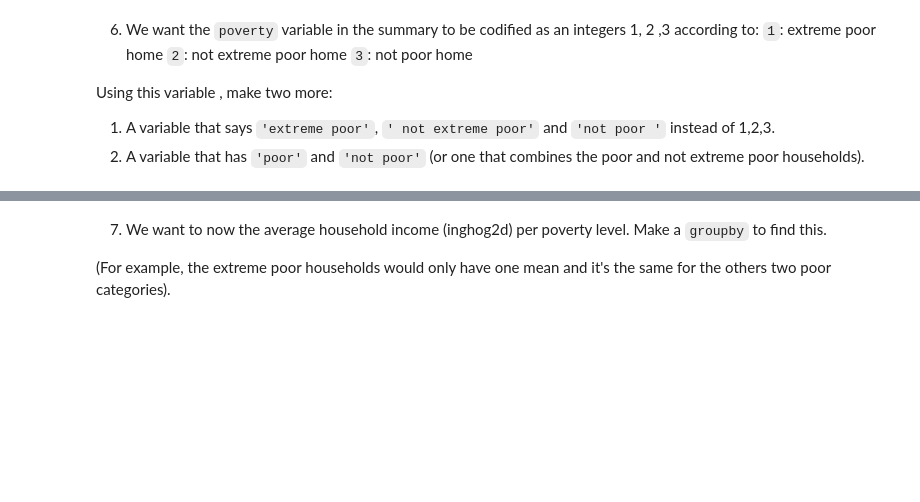
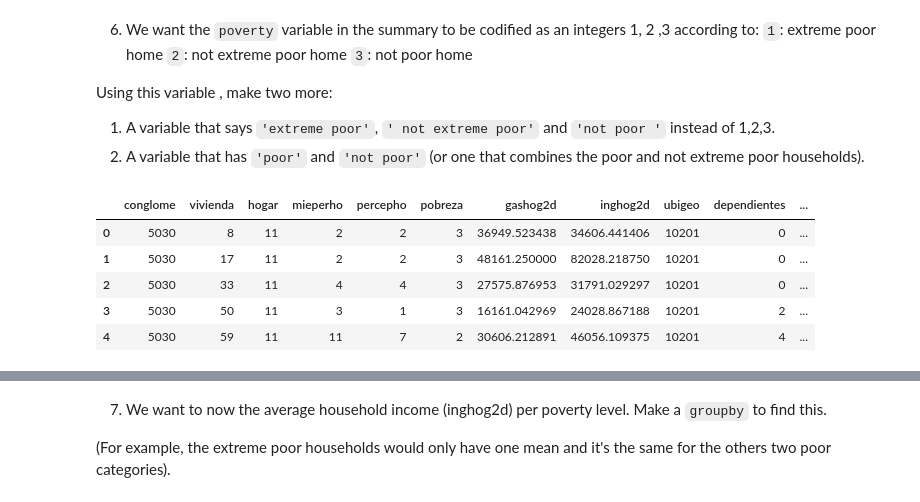
Before and after one commit to QLAB-Courses/summer_python_econ, a Jupyter notebook: assignments/assignment_2/Assignment_2_group5_2025.ipynb, the cells around one changed output, grey strips where cells are left out. Cells and saved outputs as stored; diff of their text form; code cells hidden in the pictures; blank space fills up the shorter version.

```diff
--- a/assignments/assignment_2/Assignment_2_group5_2025.ipynb
+++ b/assignments/assignment_2/Assignment_2_group5_2025.ipynb
@@ -197,3 +241,22 @@ In the summary :
 Using this variable , make two more:
 1. A variable that says  `'extreme poor'`, `' not extreme poor'` and `'not poor '` instead of 1,2,3.
 2. A variable that has `'poor'` and  `'not poor'` (or one that combines the poor and not extreme poor households).
+# %%
+# 1. Codificar la variable `poverty` como enteros
+summary_2022['pobreza'] = summary_2022['pobreza'].astype(int)
+
+# 2. Crear la variable categórica basada en `poverty`
+summary_2022['pobreza_label'] = summary_2022['pobreza'].replace({
+    1: 'extreme poor',
+    2: 'not extreme poor',
+    3: 'not poor'
+})
+
+summary_2022.head()
+# %% [output]
+|  | conglome | vivienda | hogar | mieperho | percepho | pobreza | gashog2d | inghog2d | ubigeo | dependientes | ... |
+| 0 | 5030 | 8 | 11 | 2 | 2 | 3 | 36949.523438 | 34606.441406 | 10201 | 0 | ... |
+| 1 | 5030 | 17 | 11 | 2 | 2 | 3 | 48161.250000 | 82028.218750 | 10201 | 0 | ... |
+| 2 | 5030 | 33 | 11 | 4 | 4 | 3 | 27575.876953 | 31791.029297 | 10201 | 0 | ... |
+| 3 | 5030 | 50 | 11 | 3 | 1 | 3 | 16161.042969 | 24028.867188 | 10201 | 2 | ... |
+| 4 | 5030 | 59 | 11 | 11 | 7 | 2 | 30606.212891 | 46056.109375 | 10201 | 4 | ... |
```
Also changed, not shown: parts of 9 cells of this notebook.
